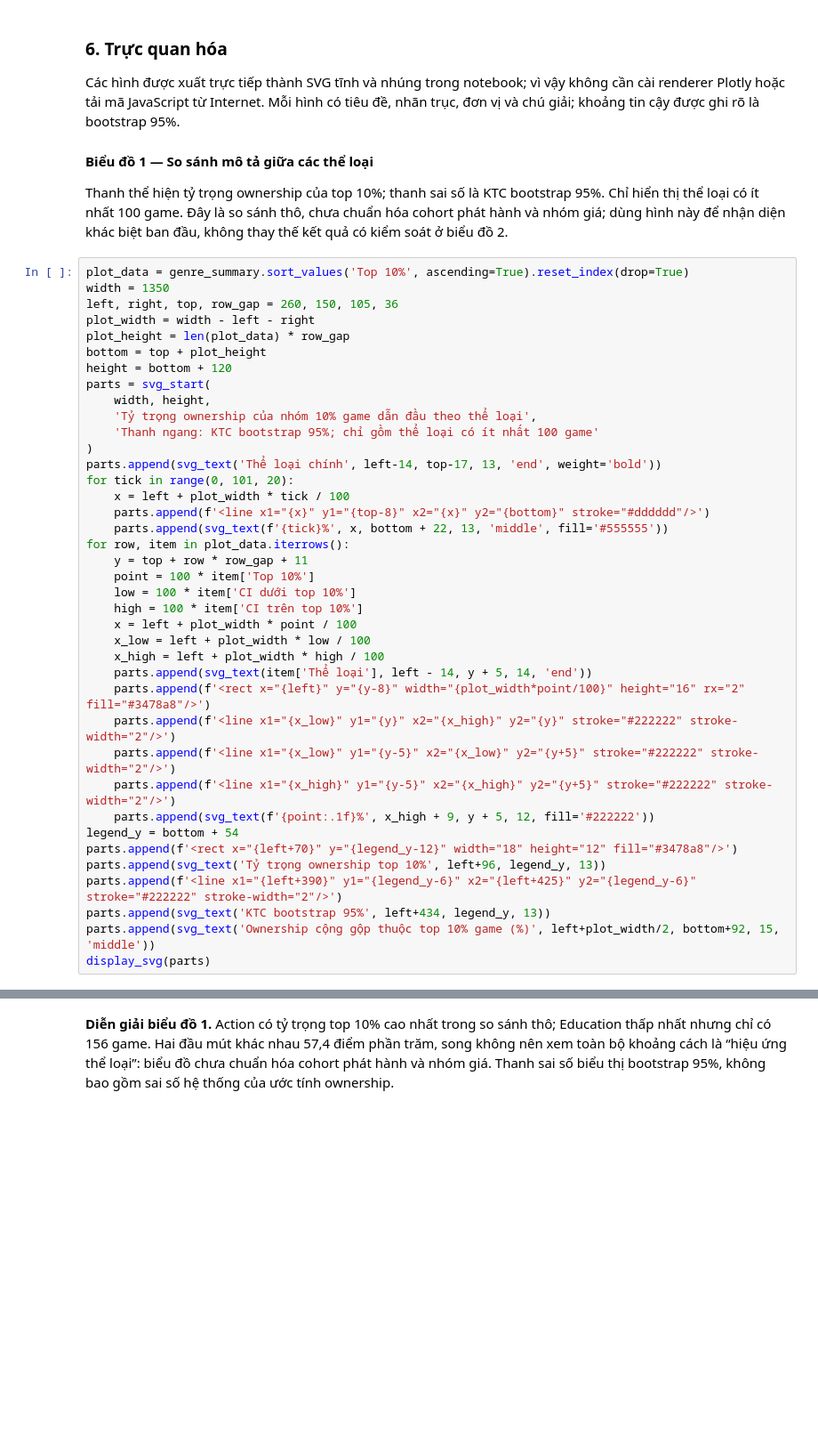
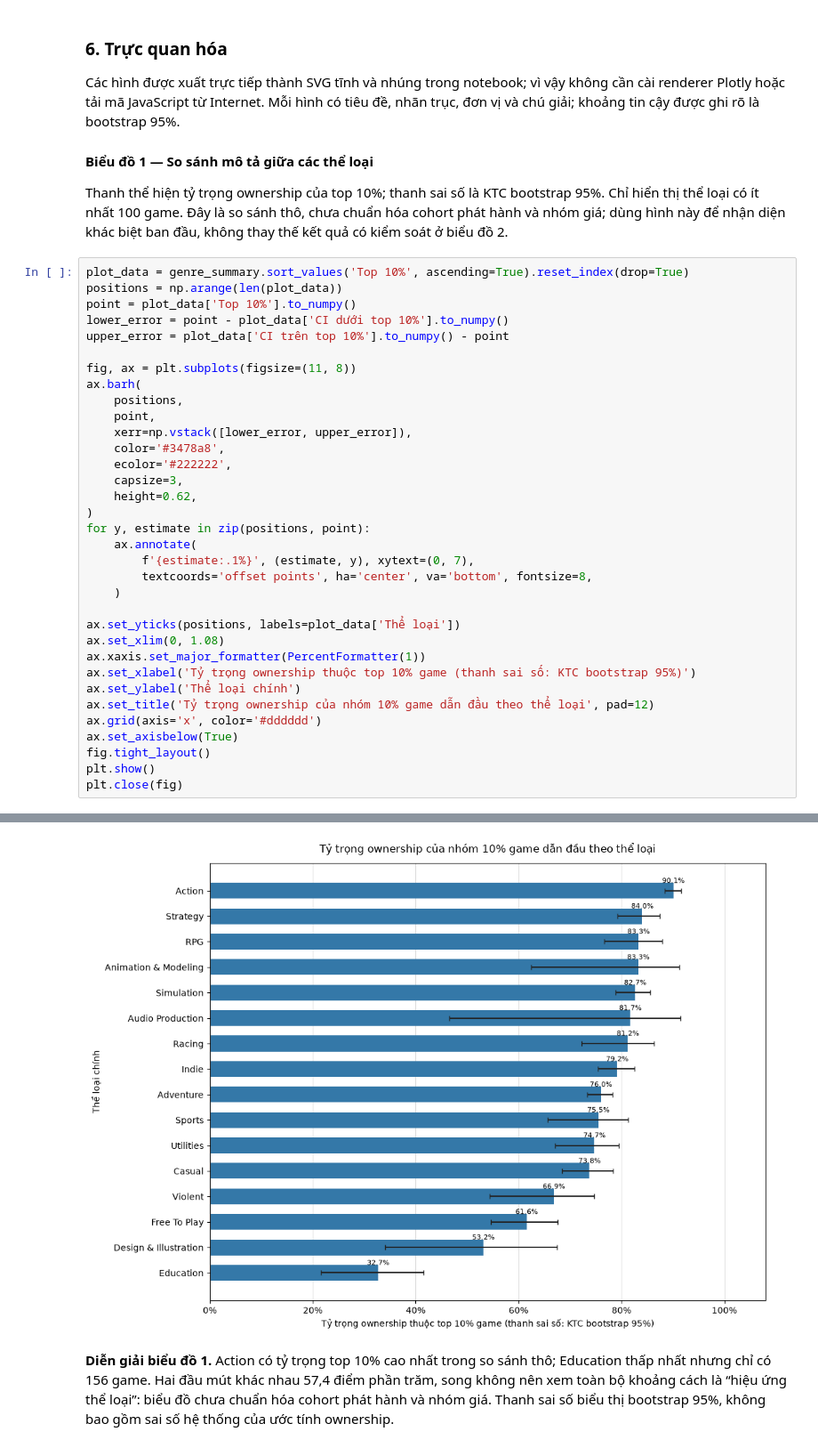
Before and after one commit to ltny24/STEAM-GAME-PROJECT, a Jupyter notebook: notebooks/02_analysis.ipynb, the cells around one changed output, grey strips where cells are left out. Shown at 89% size. Drawn from its saved outputs; the diff is of its cells as text; blank space fills up the shorter version.

```diff
--- a/notebooks/02_analysis.ipynb
+++ b/notebooks/02_analysis.ipynb
@@ -572,41 +556,36 @@ Các hình được xuất trực tiếp thành SVG tĩnh và nhúng trong noteb
 Thanh thể hiện tỷ trọng ownership của top 10%; thanh sai số là KTC bootstrap 95%. Chỉ hiển thị thể loại có ít nhất 100 game. Đây là so sánh thô, chưa chuẩn hóa cohort phát hành và nhóm giá; dùng hình này để nhận diện khác biệt ban đầu, không thay thế kết quả có kiểm soát ở biểu đồ 2.
 # %%
 plot_data = genre_summary.sort_values('Top 10%', ascending=True).reset_index(drop=True)
-width = 1350
-left, right, top, row_gap = 260, 150, 105, 36
-plot_width = width - left - right
-plot_height = len(plot_data) * row_gap
-bottom = top + plot_height
-height = bottom + 120
-parts = svg_start(
-    width, height,
-    'Tỷ trọng ownership của nhóm 10% game dẫn đầu theo thể loại',
-    'Thanh ngang: KTC bootstrap 95%; chỉ gồm thể loại có ít nhất 100 game'
+positions = np.arange(len(plot_data))
+point = plot_data['Top 10%'].to_numpy()
+lower_error = point - plot_data['CI dưới top 10%'].to_numpy()
+upper_error = plot_data['CI trên top 10%'].to_numpy() - point
+
+fig, ax = plt.subplots(figsize=(11, 8))
+ax.barh(
+    positions,
+    point,
+    xerr=np.vstack([lower_error, upper_error]),
+    color='#3478a8',
+    ecolor='#222222',
+    capsize=3,
+    height=0.62,
 )
-parts.append(svg_text('Thể loại chính', left-14, top-17, 13, 'end', weight='bold'))
-for tick in range(0, 101, 20):
-    x = left + plot_width * tick / 100
-    parts.append(f'<line x1="{x}" y1="{top-8}" x2="{x}" y2="{bottom}" stroke="#dddddd"/>')
-    parts.append(svg_text(f'{tick}%', x, bottom + 22, 13, 'middle', fill='#555555'))
-for row, item in plot_data.iterrows():
-    y = top + row * row_gap + 11
-    point = 100 * item['Top 10%']
-    low = 100 * item['CI dưới top 10%']
-    high = 100 * item['CI trên top 10%']
-    x = left + plot_width * point / 100
-    x_low = left + plot_width * low / 100
-    x_high = left + plot_width * high / 100
-    parts.append(svg_text(item['Thể loại'], left - 14, y + 5, 14, 'end'))
-    parts.append(f'<rect x="{left}" y="{y-8}" width="{plot_width*point/100}" height="16" rx="2" fill="#3478a8"/>')
-    parts.append(f'<line x1="{x_low}" y1="{y}" x2="{x_high}" y2="{y}" stroke="#222222" stroke-width="2"/>')
-    parts.append(f'<line x1="{x_low}" y1="{y-5}" x2="{x_low}" y2="{y+5}" stroke="#222222" stroke-width="2"/>')
-    parts.append(f'<line x1="{x_high}" y1="{y-5}" x2="{x_high}" y2="{y+5}" stroke="#222222" stroke-width="2"/>')
-    parts.append(svg_text(f'{point:.1f}%', x_high + 9, y + 5, 12, fill='#222222'))
-legend_y = bottom + 54
-parts.append(f'<rect x="{left+70}" y="{legend_y-12}" width="18" height="12" fill="#3478a8"/>')
-parts.append(svg_text('Tỷ trọng ownership top 10%', left+96, legend_y, 13))
-parts.append(f'<line x1="{left+390}" y1="{legend_y-6}" x2="{left+425}" y2="{legend_y-6}" stroke="#222222" stroke-width="2"/>')
-parts.append(svg_text('KTC bootstrap 95%', left+434, legend_y, 13))
-parts.append(svg_text('Ownership cộng gộp thuộc top 10% game (%)', left+plot_width/2, bottom+92, 15, 'middle'))
-display_svg(parts)
+for y, estimate in zip(positions, point):
+    ax.annotate(
+        f'{estimate:.1%}', (estimate, y), xytext=(0, 7),
+        textcoords='offset points', ha='center', va='bottom', fontsize=8,
+    )
+
+ax.set_yticks(positions, labels=plot_data['Thể loại'])
+ax.set_xlim(0, 1.08)
+ax.xaxis.set_major_formatter(PercentFormatter(1))
+ax.set_xlabel('Tỷ trọng ownership thuộc top 10% game (thanh sai số: KTC bootstrap 95%)')
+ax.set_ylabel('Thể loại chính')
+ax.set_title('Tỷ trọng ownership của nhóm 10% game dẫn đầu theo thể loại', pad=12)
+ax.grid(axis='x', color='#dddddd')
+ax.set_axisbelow(True)
+fig.tight_layout()
+plt.show()
+plt.close(fig)
 # %% [output]
@@ -614,3 +592,4 @@ display_svg(parts)
+[figure, added]
 # %% [markdown]
 **Diễn giải biểu đồ 1.** Action có tỷ trọng top 10% cao nhất trong so sánh thô; Education thấp nhất nhưng chỉ có 156 game. Hai đầu mút khác nhau 57,4 điểm phần trăm, song không nên xem toàn bộ khoảng cách là “hiệu ứng thể loại”: biểu đồ chưa chuẩn hóa cohort phát hành và nhóm giá. Thanh sai số biểu thị bootstrap 95%, không bao gồm sai số hệ thống của ước tính ownership.
 # %% [markdown]
```
Also changed, not shown: parts of 5 cells of this notebook.
